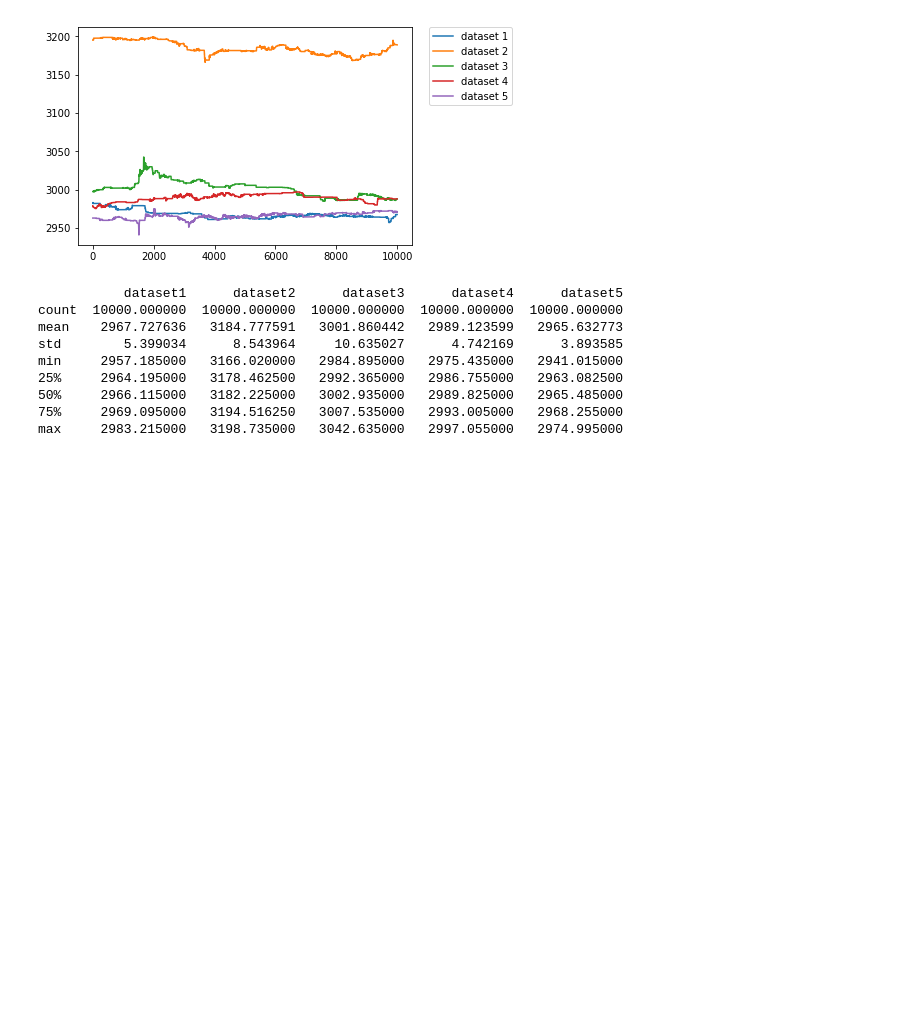
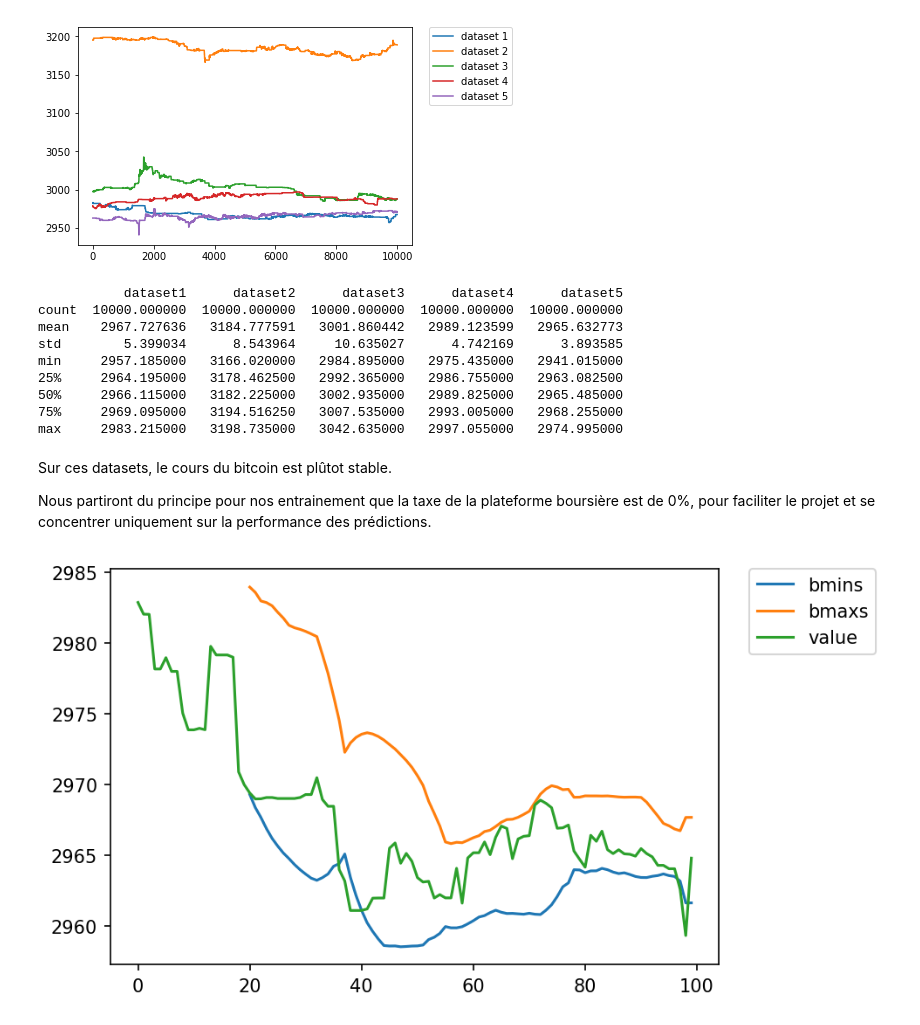
Before and after one commit to nilscam/stock-traiding, a Jupyter notebook: StockPredictionProject.ipynb, the cells around one changed output. Saved outputs shown, nothing was run; the diff lists cells and outputs as text; code cells hidden in the pictures; blank space fills up the shorter version.

Commit message:
bollinger

```diff
--- a/StockPredictionProject.ipynb
+++ b/StockPredictionProject.ipynb
@@ -67,6 +67,7 @@ plt.plot(prices3, label="dataset 3")
 plt.plot(prices4, label="dataset 4")
 plt.plot(prices5, label="dataset 5")
 plt.legend(bbox_to_anchor=(1.05, 1), loc=2, borderaxespad=0.)
+plt.rcParams['figure.dpi'] = 150
 plt.show()
 
 df = pd.DataFrame({'dataset1': prices1, 'dataset2': prices2, 'dataset3': prices3, 'dataset4': prices4, 'dataset5': prices5})
@@ -82,3 +83,39 @@ min     2957.185000   3166.020000   2984.895000   2975.435000   2941.015000
 50%     2966.115000   3182.225000   3002.935000   2989.825000   2965.485000
 75%     2969.095000   3194.516250   3007.535000   2993.005000   2968.255000
 max     2983.215000   3198.735000   3042.635000   2997.055000   2974.995000
+# %% [markdown]
+
+
+Sur ces datasets, le cours du bitcoin est plûtot stable.
+
+Nous partiront du principe pour nos entrainement que la taxe de la plateforme boursière est de 0%, pour faciliter le projet et se concentrer uniquement sur la performance des prédictions.
+# %%
+import sys
+sys.path.append('./src')
+from bollinger import bollinger
+import numpy as np
+
+bg = bollinger(2, 20)
+bands = []
+
+valuestest = prices1[0::100]
+
+for i in range(100):
+    if i < 20:
+        bg.feed(valuestest[i])
+    else:
+        bg.feed(valuestest[i])
+        bands.append(bg.process())
+
+bmins = list(map(lambda x: float(x['bmin']), bands))
+bmaxs = list(map(lambda x: float(x['bmax']), bands))
+bmins = [float('Nan') for x in range(20)] + bmins
+bmaxs = [float('Nan') for x in range(20)] + bmaxs
+
+plt.plot(bmins, label="bmins")
+plt.plot(bmaxs, label="bmaxs")
+plt.plot(valuestest, label="value")
+plt.legend(bbox_to_anchor=(1.05, 1), loc=2, borderaxespad=0.)
+plt.show()
+# %% [output]
+[figure, added]
```
Also changed, not shown: 2 other files.
